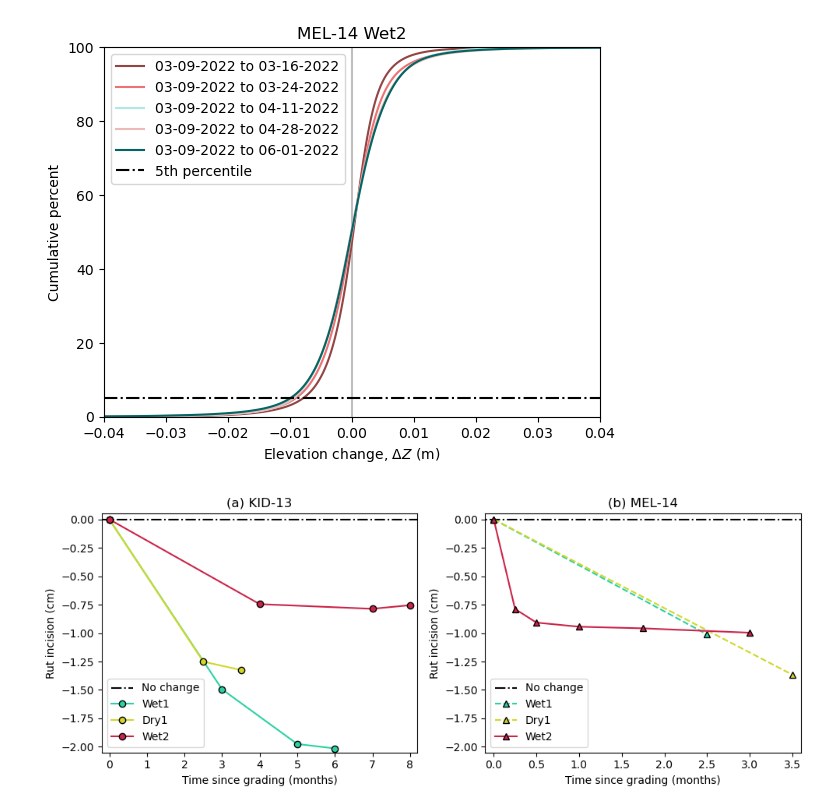
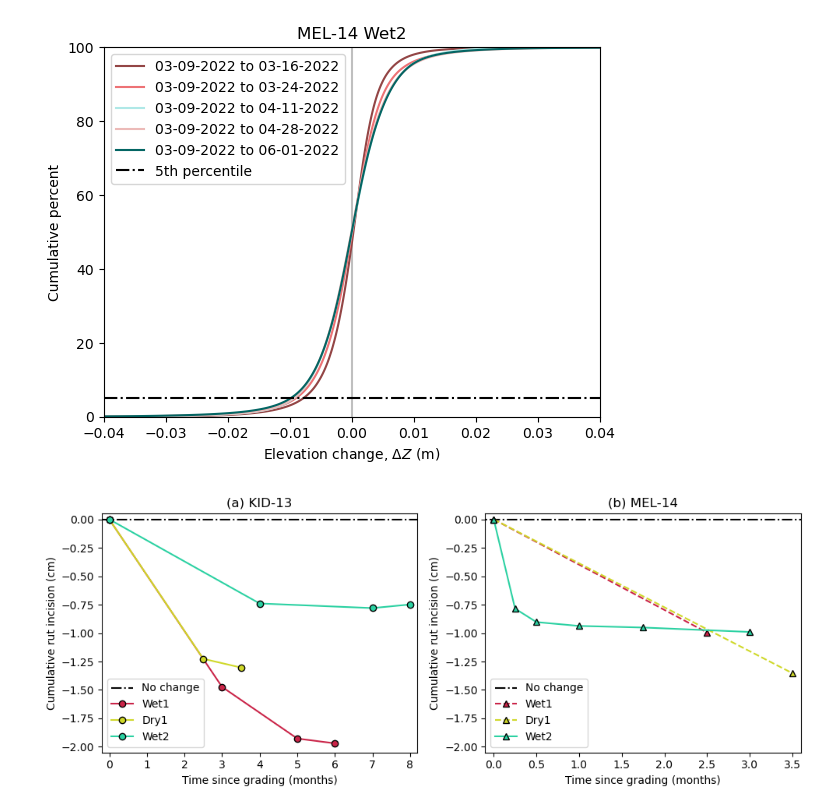
Before and after one commit to amanaster2/micro_diff, a Jupyter notebook: notebooks/stats.ipynb, the cells around one changed output. Drawn from its saved outputs; the diff is of its cells as text; code cells hidden in the pictures.

Commit message:
Fixed colors for dissertation figures

```diff
--- a/notebooks/stats.ipynb
+++ b/notebooks/stats.ipynb
@@ -171,26 +171,26 @@ plt.show()
 # %%
 fig, ax = plt.subplots(1, 2, figsize=(10,4), layout='tight')
 ax[0].plot([-0.25,8.25],[0,0], 'k-.', label='No change')
-ax[0].plot(k13_time1, np.multiply(k13_5per1, 100), 'o-', color='#2bd1a2', markeredgecolor='k', label='Wet1')
+ax[0].plot(k13_time1, np.multiply(k13_5per1, 100), 'o-', color='#ca2448', markeredgecolor='k', label='Wet1')
 ax[0].plot(k13_time2, np.multiply(k13_5per2, 100), 'o-', color='#cfd828', markeredgecolor='k', label='Dry1')
-ax[0].plot(k13_time3, np.multiply(k13_5per3, 100), 'o-', color='#ca2448', markeredgecolor='k', label='Wet2')
-ax[0].set(xlabel='Time since grading (months)',ylabel=r'Rut incision (cm)',\
+ax[0].plot(k13_time3, np.multiply(k13_5per3, 100), 'o-', color='#2bd1a2', markeredgecolor='k', label='Wet2')
+ax[0].set(xlabel='Time since grading (months)',ylabel=r'Cumulative rut incision (cm)',\
     xlim=(-0.2,8.2),ylim=(-2.05,0.05))
 ax[0].set_title('(a) KID-13')
 ax[0].legend()
 
 ax[1].plot([-0.25,3.75], [0,0],'-.', color='k', label='No change')
-ax[1].plot(m14_time1, np.multiply(m14_5per1, 100), '^--', color='#2bd1a2', markeredgecolor='k', label='Wet1')
+ax[1].plot(m14_time1, np.multiply(m14_5per1, 100), '^--', color='#ca2448', markeredgecolor='k', label='Wet1')
 ax[1].plot(m14_time2, np.multiply(m14_5per2, 100), '^--', color='#cfd828', markeredgecolor='k', label='Dry1')
-ax[1].plot(m14_time3, np.multiply(m14_5per3, 100), '^-', color='#ca2448', markeredgecolor='k', label='Wet2')
-ax[1].set(xlabel='Time since grading (months)',ylabel=r'Rut incision (cm)',\
+ax[1].plot(m14_time3, np.multiply(m14_5per3, 100), '^-', color='#2bd1a2', markeredgecolor='k', label='Wet2')
+ax[1].set(xlabel='Time since grading (months)',ylabel=r'Cumulative rut incision (cm)',\
     xlim=(-0.1,3.6), ylim=(-2.05,0.05))
 ax[1].legend()
 ax[1].set_title('(b) MEL-14')
 plt.savefig('/home/adalvis/github/micro_diff/data/savefigs/Fig9_.png', dpi=600, bbox_inches='tight')
 plt.show()
 # %% [output]
-[figure, old version]
+[figure, new version]
 # %%
 # fig, ax = plt.subplots()
 
```
Also changed, not shown: parts of 1 cell of this notebook.
